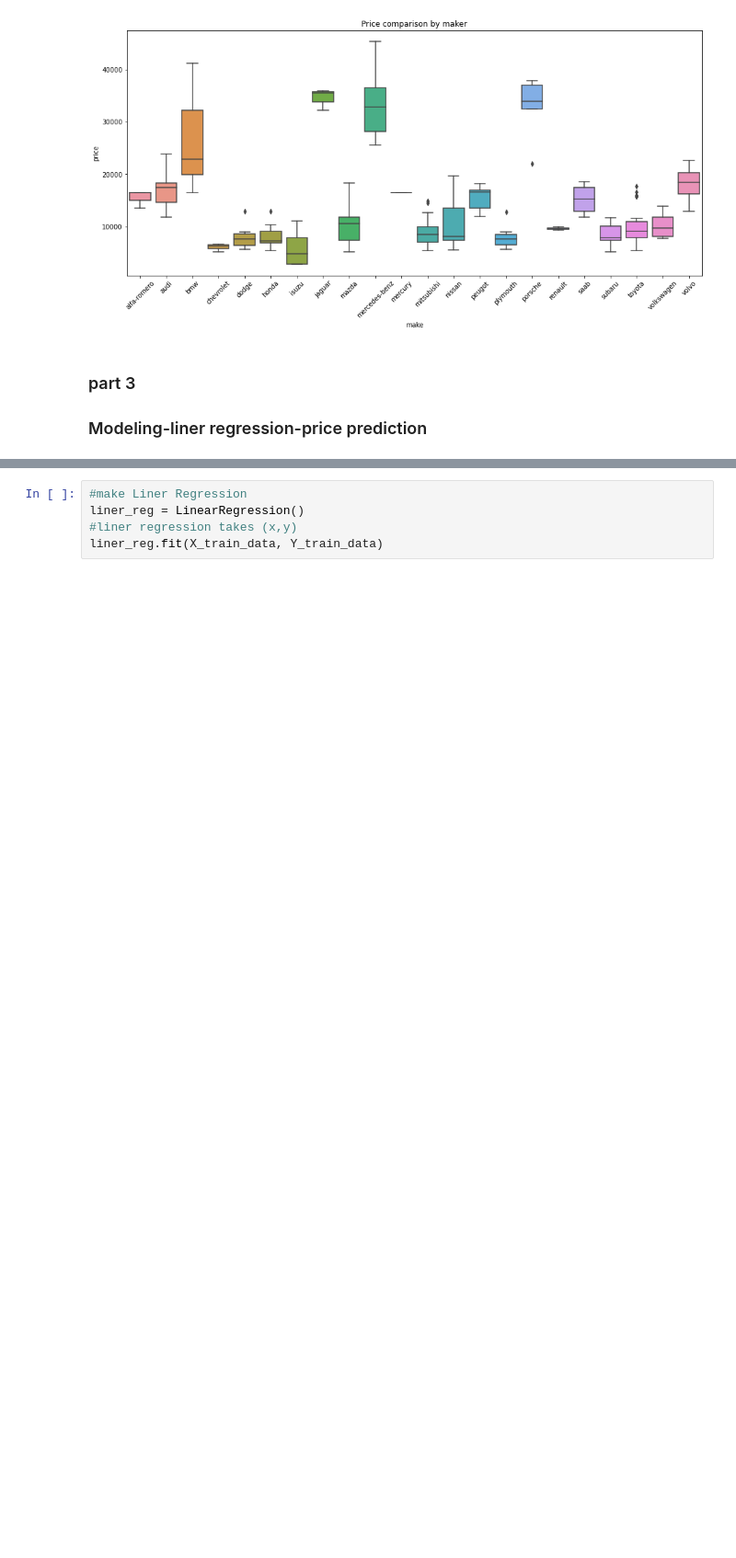
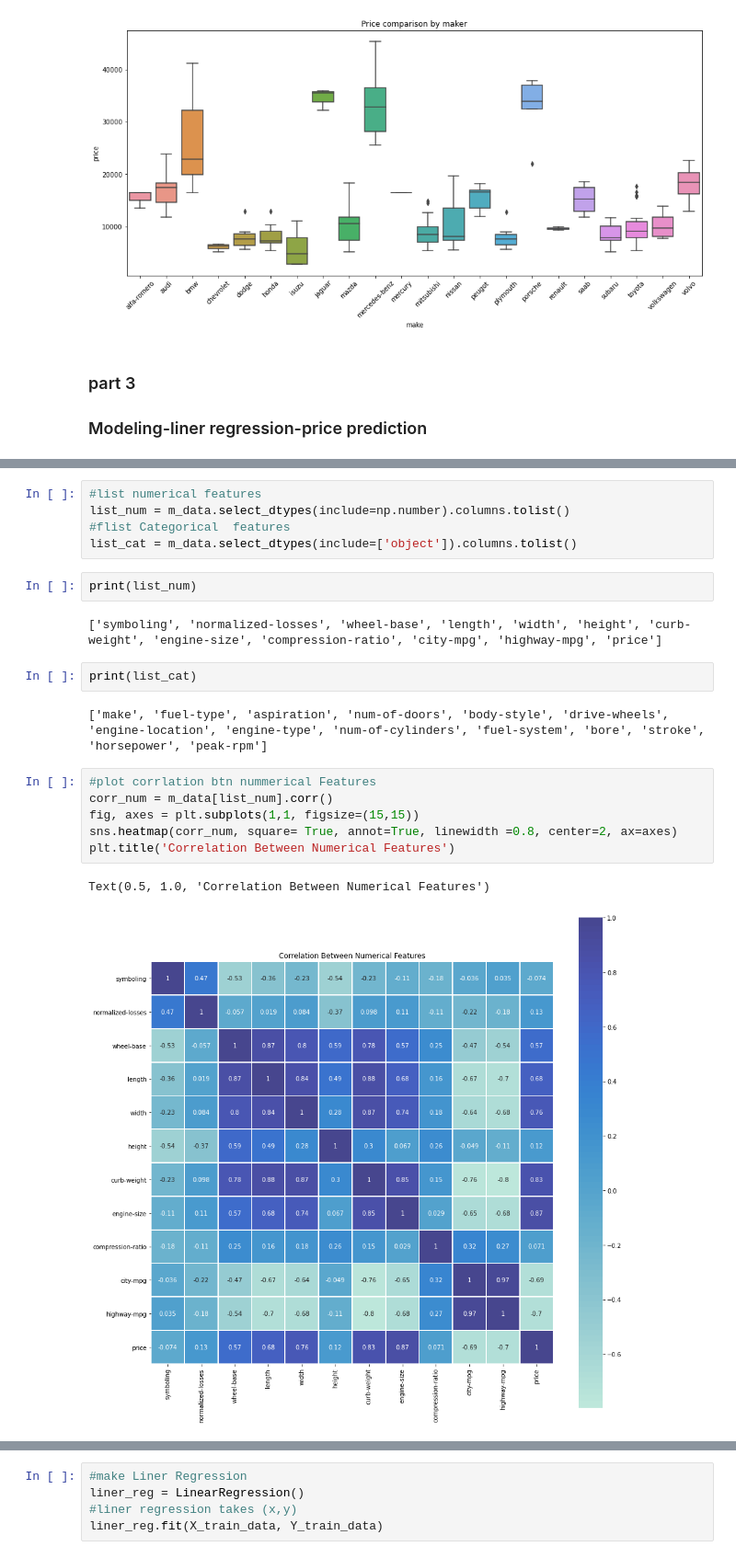
Before and after one commit to thejosec01/used_car, a Jupyter notebook: used-car price prediction.ipynb, the cells around one changed output, grey strips where cells are left out. Shown: that part at 92% size. Saved outputs shown, nothing was run; the diff lists cells and outputs as text; blank space fills up the shorter version.

Commit message:
Updated /home/thejosec/used_car/used-car price prediction.ipynb

```diff
--- a/used-car price prediction.ipynb
+++ b/used-car price prediction.ipynb
@@ -649,0 +656,22 @@ plt.xticks(rotation=45)
+# %%
+#list numerical features
+list_num = m_data.select_dtypes(include=np.number).columns.tolist()
+#flist Categorical  features
+list_cat = m_data.select_dtypes(include=['object']).columns.tolist()
+# %%
+print(list_num)
+# %% [output]
+['symboling', 'normalized-losses', 'wheel-base', 'length', 'width', 'height', 'curb-weight', 'engine-size', 'compression-ratio', 'city-mpg', 'highway-mpg', 'price']
+# %%
+print(list_cat)
+# %% [output]
+['make', 'fuel-type', 'aspiration', 'num-of-doors', 'body-style', 'drive-wheels', 'engine-location', 'engine-type', 'num-of-cylinders', 'fuel-system', 'bore', 'stroke', 'horsepower', 'peak-rpm']
+# %%
+#plot corrlation btn nummerical Features
+corr_num = m_data[list_num].corr()
+fig, axes = plt.subplots(1,1, figsize=(15,15))
+sns.heatmap(corr_num, square= True, annot=True, linewidth =0.8, center=2, ax=axes)
+plt.title('Correlation Between Numerical Features')
+# %% [output]
+Text(0.5, 1.0, 'Correlation Between Numerical Features')
+[figure, added]
```
Also changed, not shown: parts of 41 cells of this notebook.
